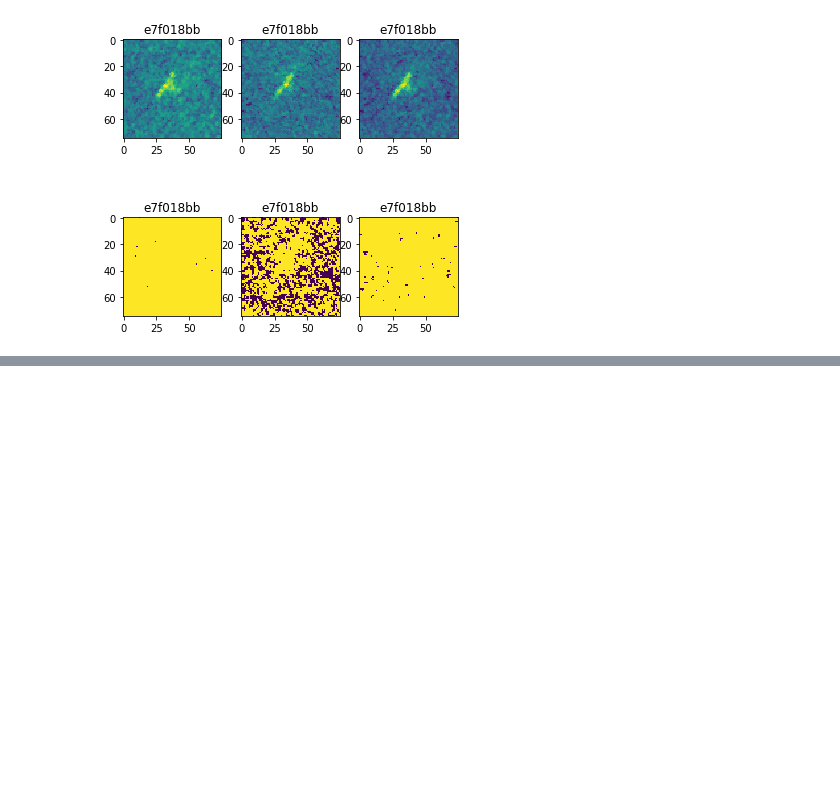
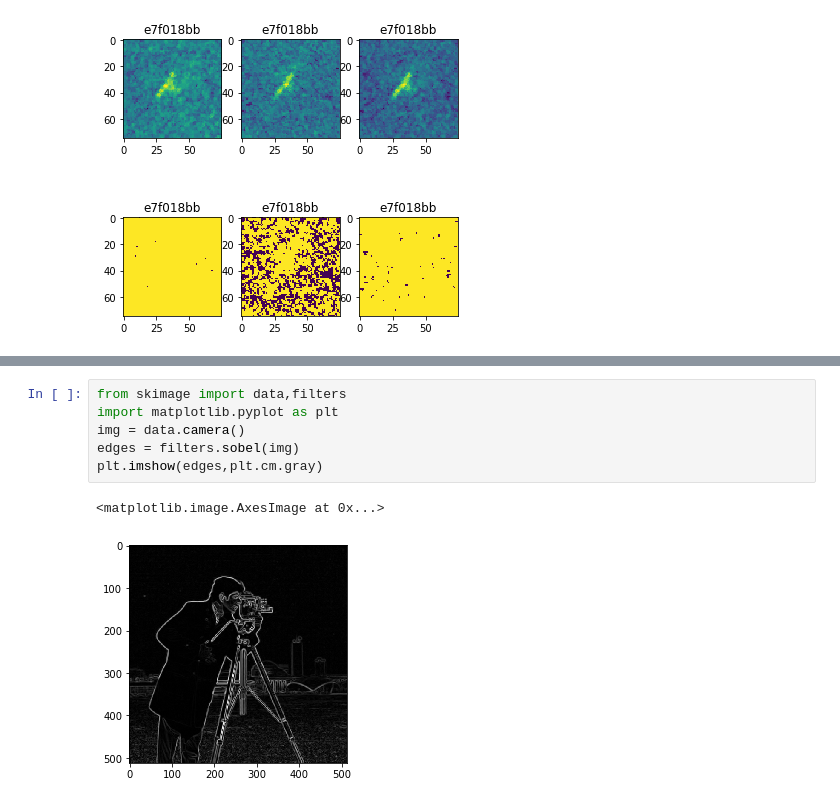
Before and after one commit to StudyExchange/Kaggle, a Jupyter notebook: Statoil_C_CORE_Iceberg_Classifier_Challenge/Image_Proccess.ipynb, the cells around one changed output, grey strips where cells are left out. Saved outputs shown, nothing was run; the diff lists cells and outputs as text; blank space fills up the shorter version.

```diff
--- a/Statoil_C_CORE_Iceberg_Classifier_Challenge/Image_Proccess.ipynb
+++ b/Statoil_C_CORE_Iceberg_Classifier_Challenge/Image_Proccess.ipynb
@@ -469,0 +415,9 @@ print('Done!')
+# %%
+from skimage import data,filters
+import matplotlib.pyplot as plt
+img = data.camera()
+edges = filters.sobel(img)
+plt.imshow(edges,plt.cm.gray)
+# %% [output]
+<matplotlib.image.AxesImage at 0x...>
+[figure, added]
```
Also changed, not shown: parts of 40 cells of this notebook, 14 other files.
